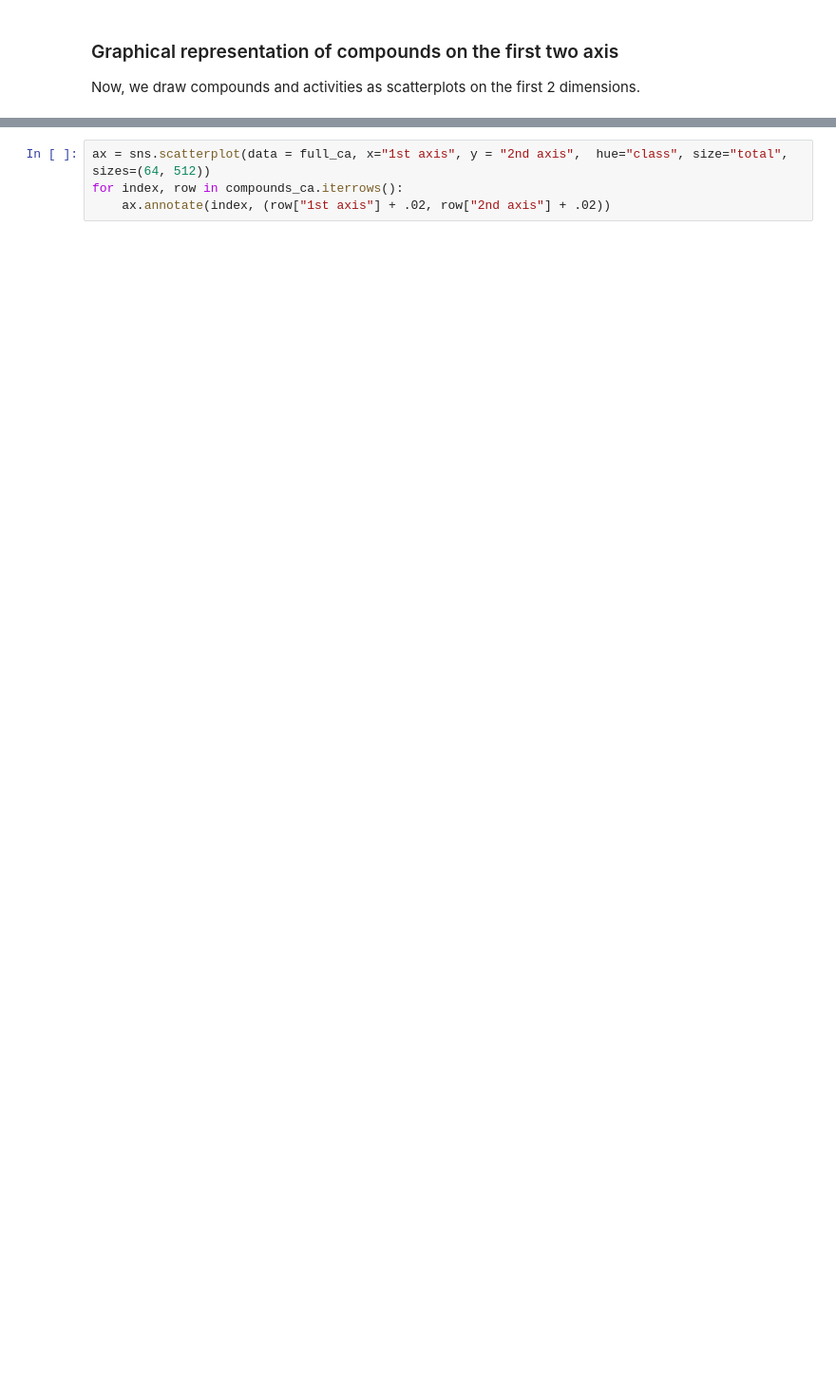
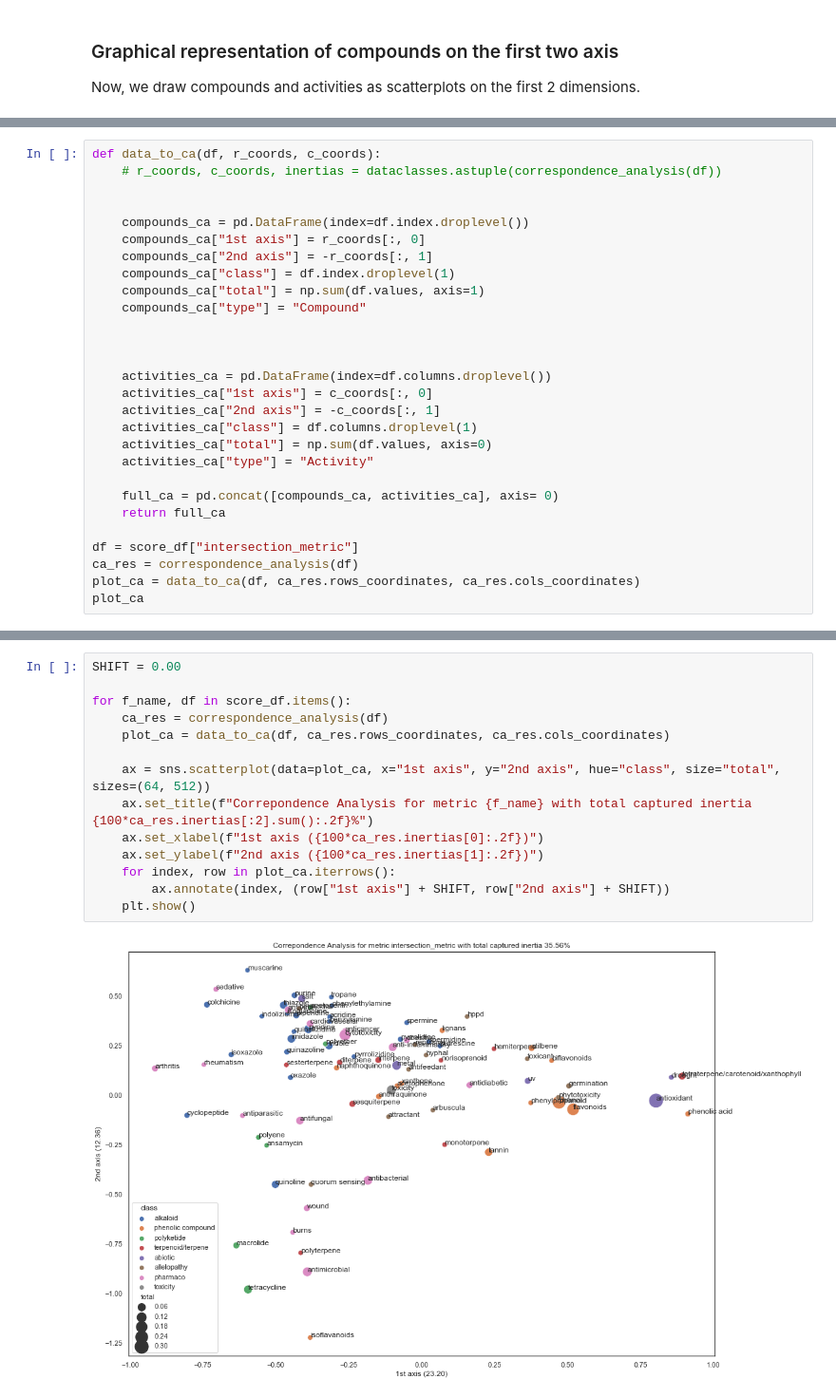
Before and after one commit to romulusFR/Rec-DM-chemotaxonomy, a Jupyter notebook: scopus/biblio_analysis.ipynb, the cells around one changed output, grey strips where cells are left out. Shown at 95% size. Cells and saved outputs as stored; diff of their text form; blank space fills up the shorter version.

```diff
--- a/scopus/biblio_analysis.ipynb
+++ b/scopus/biblio_analysis.ipynb
@@ -590,0 +566,28 @@ full_ca = pd.concat([compounds_ca, activities_ca], axis= 0)
+# %%
+def data_to_ca(df, r_coords, c_coords):
+    # r_coords, c_coords, inertias = dataclasses.astuple(correspondence_analysis(df))
+
+
+    compounds_ca = pd.DataFrame(index=df.index.droplevel())
+    compounds_ca["1st axis"] = r_coords[:, 0]
+    compounds_ca["2nd axis"] = -r_coords[:, 1]
+    compounds_ca["class"] = df.index.droplevel(1)
+    compounds_ca["total"] = np.sum(df.values, axis=1)
+    compounds_ca["type"] = "Compound"
+
+
+
+    activities_ca = pd.DataFrame(index=df.columns.droplevel())
+    activities_ca["1st axis"] = c_coords[:, 0]
+    activities_ca["2nd axis"] = -c_coords[:, 1]
+    activities_ca["class"] = df.columns.droplevel(1)
+    activities_ca["total"] = np.sum(df.values, axis=0)
+    activities_ca["type"] = "Activity"
+
+    full_ca = pd.concat([compounds_ca, activities_ca], axis= 0)
+    return full_ca
+
+df = score_df["intersection_metric"]
+ca_res = correspondence_analysis(df)
+plot_ca = data_to_ca(df, ca_res.rows_coordinates, ca_res.cols_coordinates)
+plot_ca
@@ -591,4 +608,16 @@ full_ca = pd.concat([compounds_ca, activities_ca], axis= 0)
 # %%
-ax = sns.scatterplot(data = full_ca, x="1st axis", y = "2nd axis",  hue="class", size="total", sizes=(64, 512))
-for index, row in compounds_ca.iterrows():
-    ax.annotate(index, (row["1st axis"] + .02, row["2nd axis"] + .02))
+SHIFT = 0.00
+
+for f_name, df in score_df.items():
+    ca_res = correspondence_analysis(df)
+    plot_ca = data_to_ca(df, ca_res.rows_coordinates, ca_res.cols_coordinates)
+
+    ax = sns.scatterplot(data=plot_ca, x="1st axis", y="2nd axis", hue="class", size="total", sizes=(64, 512))
+    ax.set_title(f"Correpondence Analysis for metric {f_name} with total captured inertia {100*ca_res.inertias[:2].sum():.2f}%")
+    ax.set_xlabel(f"1st axis ({100*ca_res.inertias[0]:.2f})")
+    ax.set_ylabel(f"2nd axis ({100*ca_res.inertias[1]:.2f})")
+    for index, row in plot_ca.iterrows():
+        ax.annotate(index, (row["1st axis"] + SHIFT, row["2nd axis"] + SHIFT))
+    plt.show()
+# %% [output]
+[figure, added]
```
Also changed, not shown: parts of 8 cells of this notebook.
